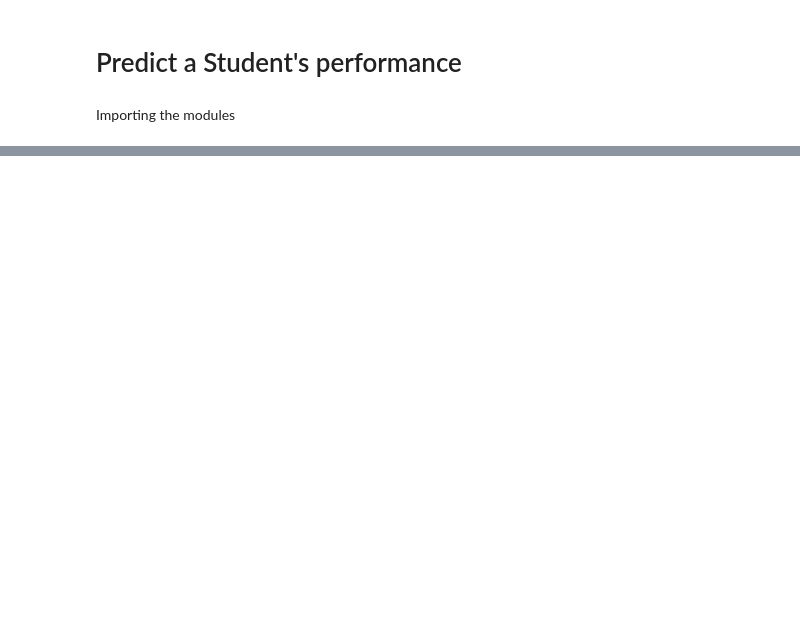
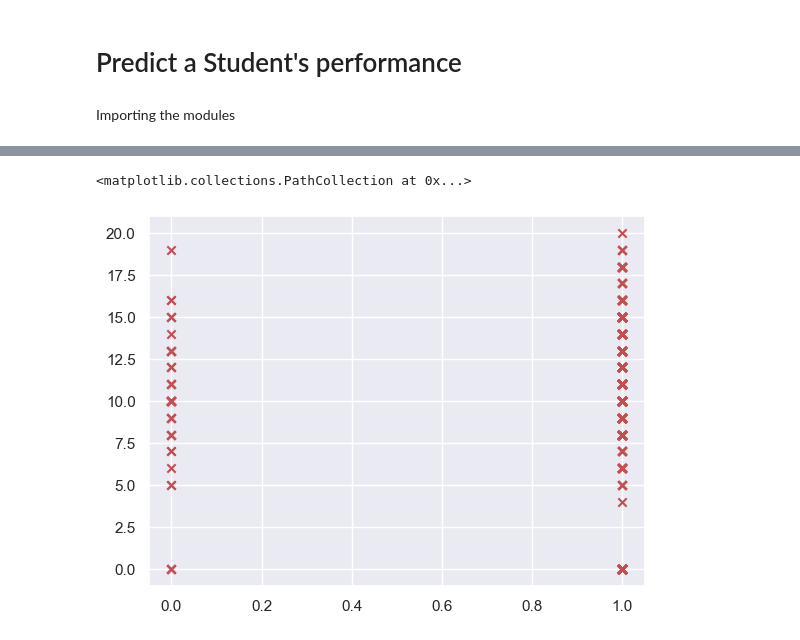
Before and after one commit to RISHIT7/Programming, a Jupyter notebook: Python/Projects/Advanced Projects/StudentPerformanceML/Code/DataVisualization.ipynb, the cells around one changed output, grey strips where cells are left out. Saved outputs shown, nothing was run; the diff lists cells and outputs as text; code cells hidden in the pictures; blank space fills up the shorter version.

```diff
--- a/Python/Projects/Advanced Projects/StudentPerformanceML/Code/DataVisualization.ipynb
+++ b/Python/Projects/Advanced Projects/StudentPerformanceML/Code/DataVisualization.ipynb
@@ -438,0 +47,5 @@ f_wb, y_train[0]
+# %%
+variables = ["school","sex","age","address","famsize","Pstatus","Medu","Fedu","Mjob","Fjob","reason","guardian","traveltime","studytime","failures","schoolsup","famsup","paid","activities","nursery","higher","internet","romantic","famrel","freetime","goout","Dalc","Walc","health","absences"]
+DATA = pd.get_dummies(data=DATA,
+                      prefix=variables,
+                      columns=variables)
@@ -438,0 +61,5 @@ f_wb, y_train[0]
+# %%
+plt.scatter(DATA["school_GP"], DATA["G3"], c='r', marker='x')
+# %% [output]
+<matplotlib.collections.PathCollection at 0x...>
+[figure, added]
```
Also changed, not shown: parts of 131 cells of this notebook, 3 other files.
